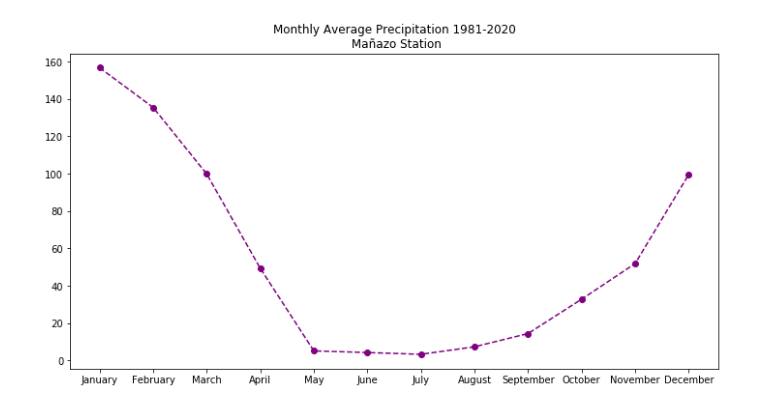
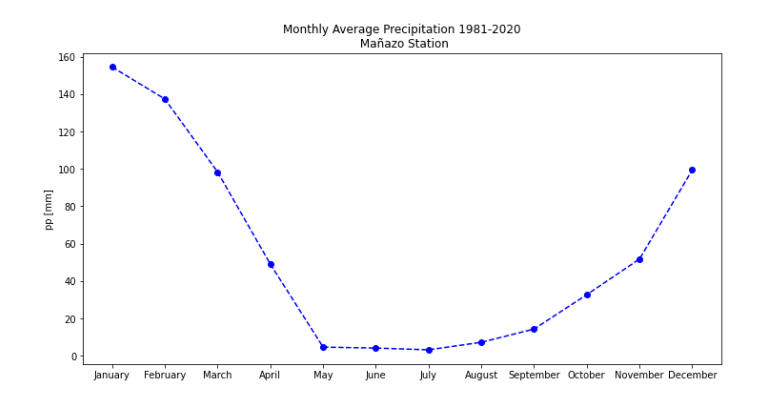
Before and after one commit to glagas/los_rosales, a Jupyter notebook: preciptacion puno.ipynb, the cells around one changed output. Cells and saved outputs as stored; diff of their text form; code cells hidden in the pictures.

```diff
--- a/preciptacion puno.ipynb
+++ b/preciptacion puno.ipynb
@@ -6,4 +6,9 @@ import datetime as dt
 # %%
 df = pd.read_excel("Reporte_Fred.xls",parse_dates=["Fecha"]) #importar excel con datos diarios
 df = df.set_index('Fecha') #formato fecha columna "Fecha"
-df.head()
+#df.head()
+df.describe()
+#quitar 2021 de bdd
+fin_2020 = '2020-12-31'
+mask = (df.index <= fin_2020)
+df = df.loc[mask]
@@ -75,17 +79,19 @@ result
 | November | 44.825472 | 44.825472 | 42.876963 | 49.417662 | 51.825066 | 60.511023 | 34.348431 | 47.707859 | ... |
 | December | 83.045605 | 83.045605 | 97.483126 | 92.030810 | 99.471361 | 88.381770 | 85.104784 | 107.275886 | ... |
 # %%
+#GRAFICO PROMEDIOS MENSUALES
 fig, ax = plt.subplots(figsize=(12,6))
 ax.plot(result.index,
         result['Mañazo'],
-        color="purple",
+        color="blue",
         linestyle='dashed', marker="o")
 
 plt.title("Monthly Average Precipitation 1981-2020\n Mañazo Station")
 #ax.set_xticklabels(df_anual.index, rotation=45)
-
-
+ax.set_xlabel("")
+ax.set_ylabel("pp [mm]")
+plt.savefig("pp_mensual_manazo.png")
 
 plt.show()
 # %% [output]
-[figure, old version]
+[figure, new version]
```
Also changed, not shown: parts of 5 cells of this notebook, 12 other files.
